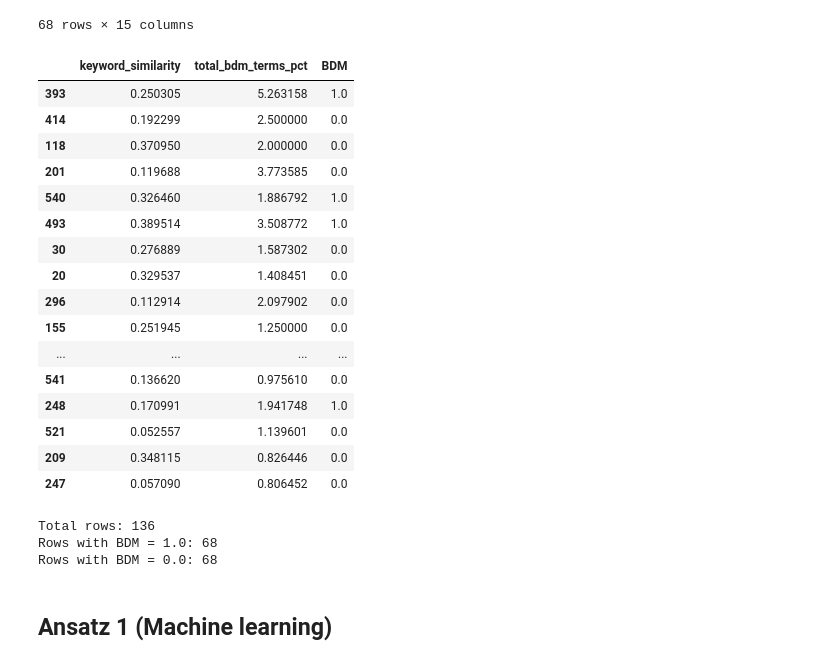
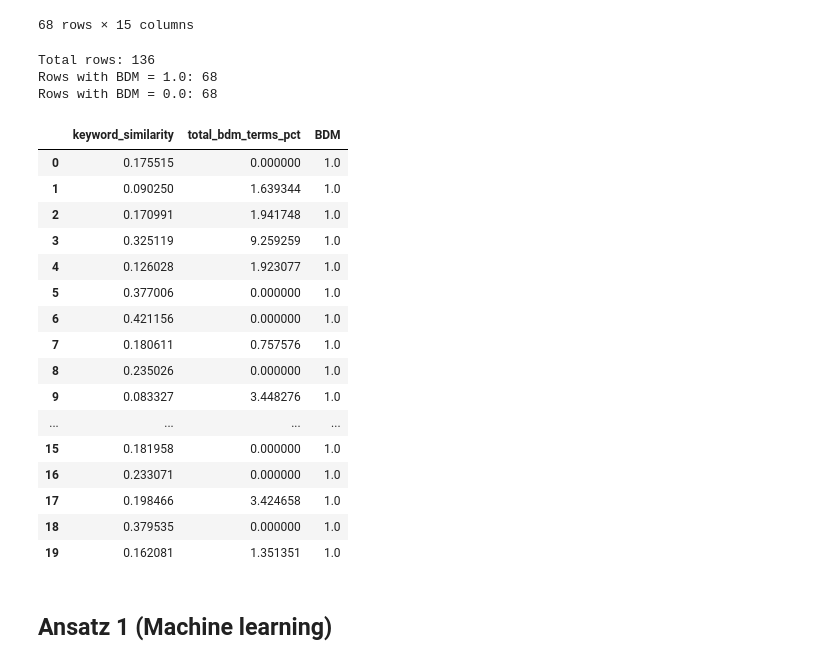
Before and after one commit to NilsLeo/Commercial-Brand-Differentiating-Message-Analysis, a Jupyter notebook: Neues_Projekt/BDM_Detection.ipynb, the cells around one changed output. Saved outputs shown, nothing was run; the diff lists cells and outputs as text; code cells hidden in the pictures.

```diff
--- a/Neues_Projekt/BDM_Detection.ipynb
+++ b/Neues_Projekt/BDM_Detection.ipynb
@@ -499,50 +496,50 @@ display(nice_df)
 | 447 | TurboTax | AD0795 | 1.0 | Ta DOWN To TurboTax Live matches ... | 0.000000 | [] | [] | ... |
 | 448 | eToro | AD0762 | 1.0 | Stocks Where start Stocks Where t... | 0.000000 | [] | [] | ... |
 68 rows × 15 columns
-# %%
-
-commercial_numbers = ad_df['commercial_number']
-ad_df = ad_df[['keyword_similarity', 'total_bdm_terms_pct', 'BDM']]
-
-
-ad_df.head(20)
-# %% [output]
-|  | keyword_similarity | total_bdm_terms_pct | BDM |
-| 393 | 0.250305 | 5.263158 | 1.0 |
-| 414 | 0.192299 | 2.500000 | 0.0 |
-| 118 | 0.370950 | 2.000000 | 0.0 |
-| 201 | 0.119688 | 3.773585 | 0.0 |
-| 540 | 0.326460 | 1.886792 | 1.0 |
-| 493 | 0.389514 | 3.508772 | 1.0 |
-| 30 | 0.276889 | 1.587302 | 0.0 |
-| 20 | 0.329537 | 1.408451 | 0.0 |
-| 296 | 0.112914 | 2.097902 | 0.0 |
-| 155 | 0.251945 | 1.250000 | 0.0 |
-| ... | ... | ... | ... |
-| 541 | 0.136620 | 0.975610 | 0.0 |
-| 248 | 0.170991 | 1.941748 | 1.0 |
-| 521 | 0.052557 | 1.139601 | 0.0 |
-| 209 | 0.348115 | 0.826446 | 0.0 |
-| 247 | 0.057090 | 0.806452 | 0.0 |
 # %%
 # Calculate the minimum number of samples in each group
 #
 min_samples = min(len(ad_df[ad_df['BDM'] == 1]), len(ad_df[ad_df['BDM'] == 0]))
 
 # Perform undersampling
 ad_df_balanced = pd.concat([
     ad_df[ad_df['BDM'] == 1].sample(n=min_samples, random_state=42),
     ad_df[ad_df['BDM'] == 0].sample(n=min_samples, random_state=42)
 ]).reset_index(drop=True)
 
 # Print the results
 print(f"Total rows: {len(ad_df_balanced)}")
 print(f"Rows with BDM = 1.0: {len(ad_df_balanced[ad_df_balanced['BDM'] == 1.0])}")
 print(f"Rows with BDM = 0.0: {len(ad_df_balanced[ad_df_balanced['BDM'] == 0.0])}")
+
+
+
+commercial_numbers = ad_df_balanced['commercial_number']
+ad_df_balanced = ad_df_balanced[['keyword_similarity', 'total_bdm_terms_pct', 'BDM']]
+
+
+ad_df_balanced.head(20)
 # %% [output]
 Total rows: 136
 Rows with BDM = 1.0: 68
 Rows with BDM = 0.0: 68
+|  | keyword_similarity | total_bdm_terms_pct | BDM |
+| 0 | 0.175515 | 0.000000 | 1.0 |
+| 1 | 0.090250 | 1.639344 | 1.0 |
+| 2 | 0.170991 | 1.941748 | 1.0 |
+| 3 | 0.325119 | 9.259259 | 1.0 |
+| 4 | 0.126028 | 1.923077 | 1.0 |
+| 5 | 0.377006 | 0.000000 | 1.0 |
+| 6 | 0.421156 | 0.000000 | 1.0 |
+| 7 | 0.180611 | 0.757576 | 1.0 |
+| 8 | 0.235026 | 0.000000 | 1.0 |
+| 9 | 0.083327 | 3.448276 | 1.0 |
+| ... | ... | ... | ... |
+| 15 | 0.181958 | 0.000000 | 1.0 |
+| 16 | 0.233071 | 0.000000 | 1.0 |
+| 17 | 0.198466 | 3.424658 | 1.0 |
+| 18 | 0.379535 | 0.000000 | 1.0 |
+| 19 | 0.162081 | 1.351351 | 1.0 |
 # %% [markdown]
 ## Ansatz 1 (Machine learning)
 # %%
```
Also changed, not shown: parts of 15 cells of this notebook.
